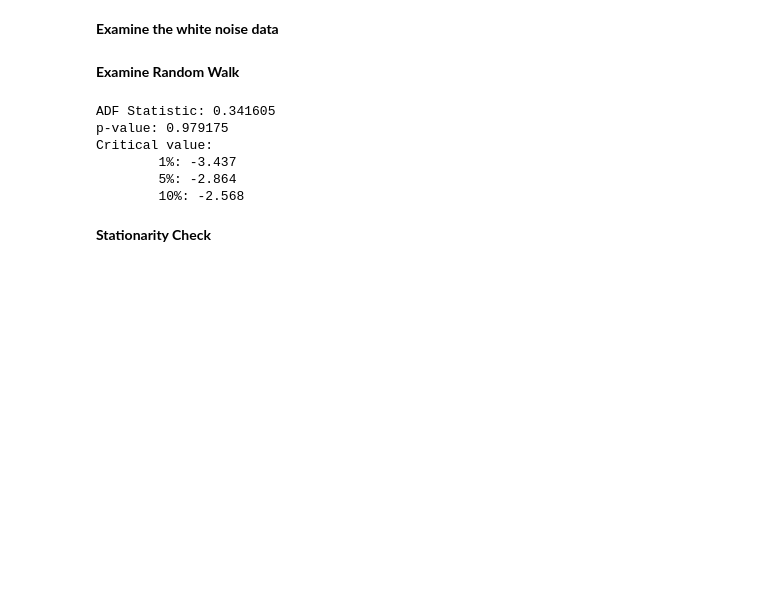
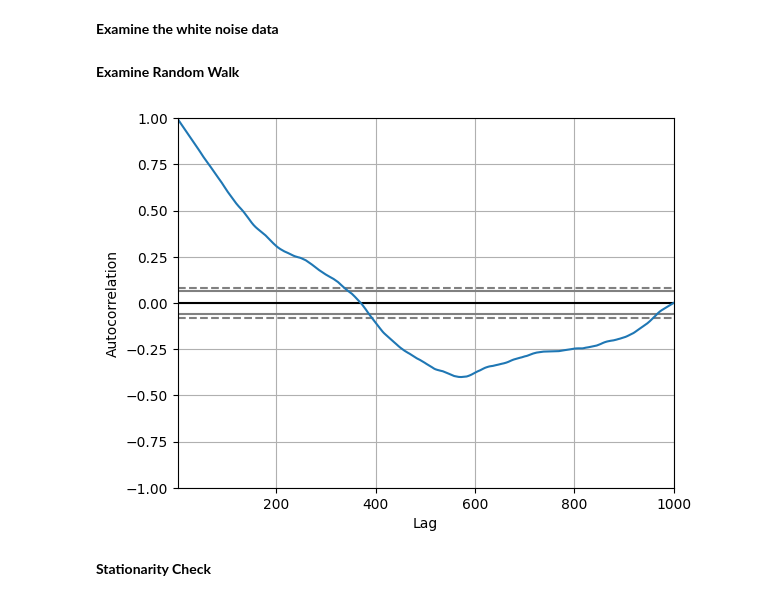
Before and after one commit to erfanhuda/python_scripts, a Jupyter notebook: sbid_forecast.ipynb, the cells around one changed output. Cells and saved outputs as stored; diff of their text form; code cells hidden in the pictures; blank space fills up the shorter version.

```diff
--- a/sbid_forecast.ipynb
+++ b/sbid_forecast.ipynb
@@ -53,21 +48,16 @@ x_mev['wn'] = wn
 # %%
 seed(1)
 random_walk = list()
 random_walk.append(-1 if random() < 0.5 else 1)
 for i in range(1, 1000):
     movement = -1 if random() < 0.5 else 1
     val = random_walk[i-1] + movement
     random_walk.append(val)
 
-# pd.plotting.autocorrelation_plot(random_walk)
-# plt.show()
+pd.plotting.autocorrelation_plot(random_walk)
+plt.show()
 # %% [output]
-ADF Statistic: 0.341605
-p-value: 0.979175
-Critical value:
-        1%: -3.437
-        5%: -2.864
-        10%: -2.568
+[figure, added]
 # %% [markdown]
 **Stationarity Check**
 # %%
```
Also changed, not shown: parts of 6 cells of this notebook.
